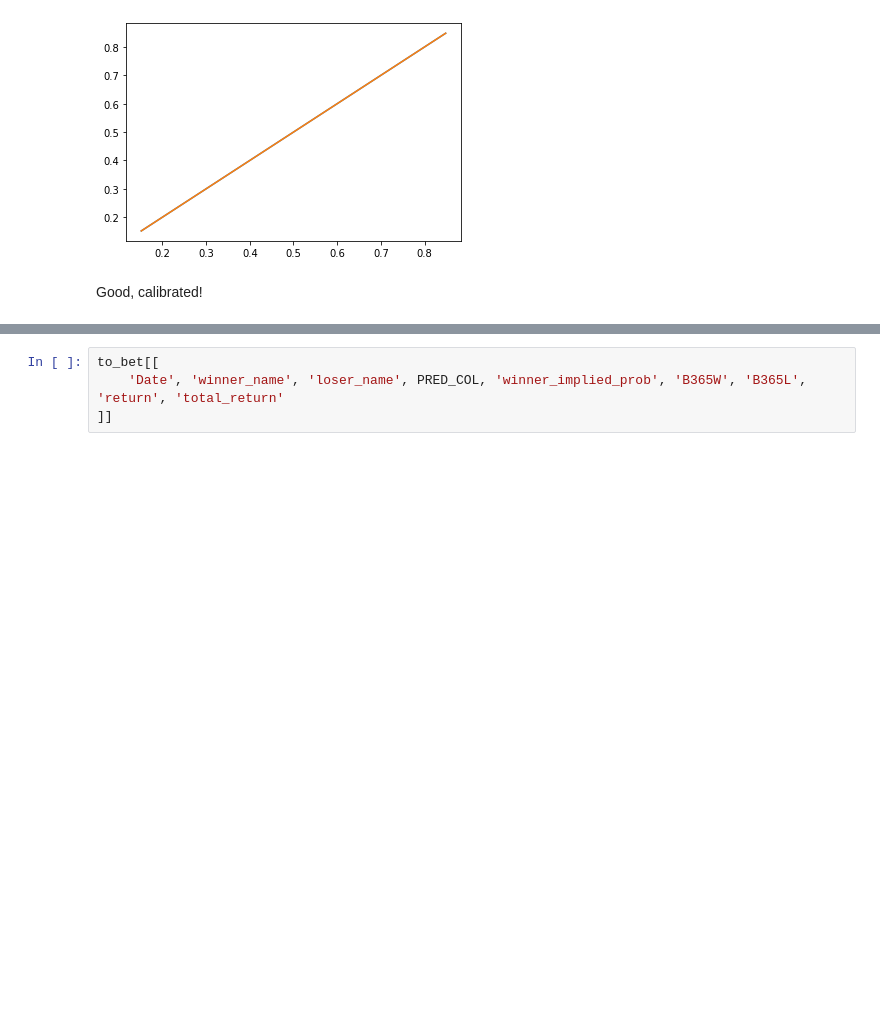
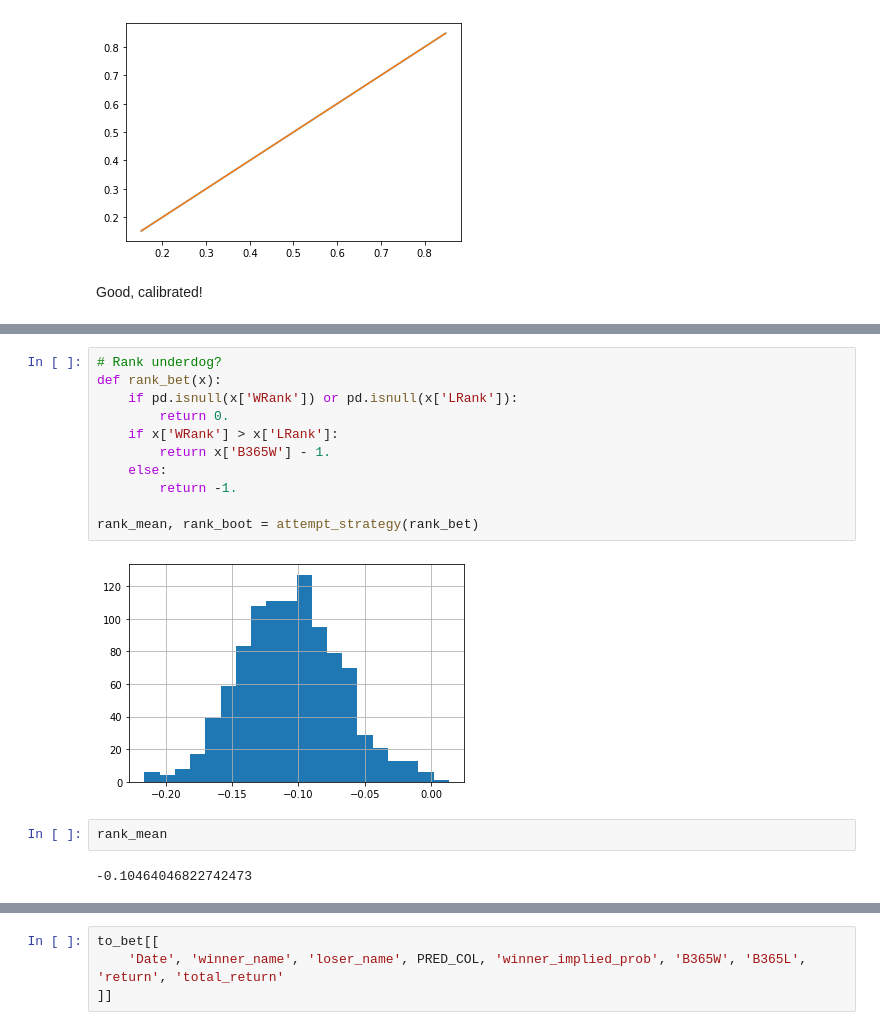
Before and after one commit to siddjagadish/tennis_new, a Jupyter notebook: tennis_new/notebooks/model_fitting/ELO/elo_v_odds.ipynb, the cells around one changed output, grey strips where cells are left out. Drawn from its saved outputs; the diff is of its cells as text; blank space fills up the shorter version.

```diff
--- a/tennis_new/notebooks/model_fitting/ELO/elo_v_odds.ipynb
+++ b/tennis_new/notebooks/model_fitting/ELO/elo_v_odds.ipynb
@@ -607,0 +620,17 @@ class BetMachine(object):
+# %%
+# Rank underdog?
+def rank_bet(x):
+    if pd.isnull(x['WRank']) or pd.isnull(x['LRank']):
+        return 0.
+    if x['WRank'] > x['LRank']:
+        return x['B365W'] - 1.
+    else:
+        return -1.
+
+rank_mean, rank_boot = attempt_strategy(rank_bet)
+# %% [output]
+[figure, added]
+# %%
+rank_mean
+# %% [output]
+-0.10464046822742473
```
Also changed, not shown: parts of 40 cells of this notebook.
